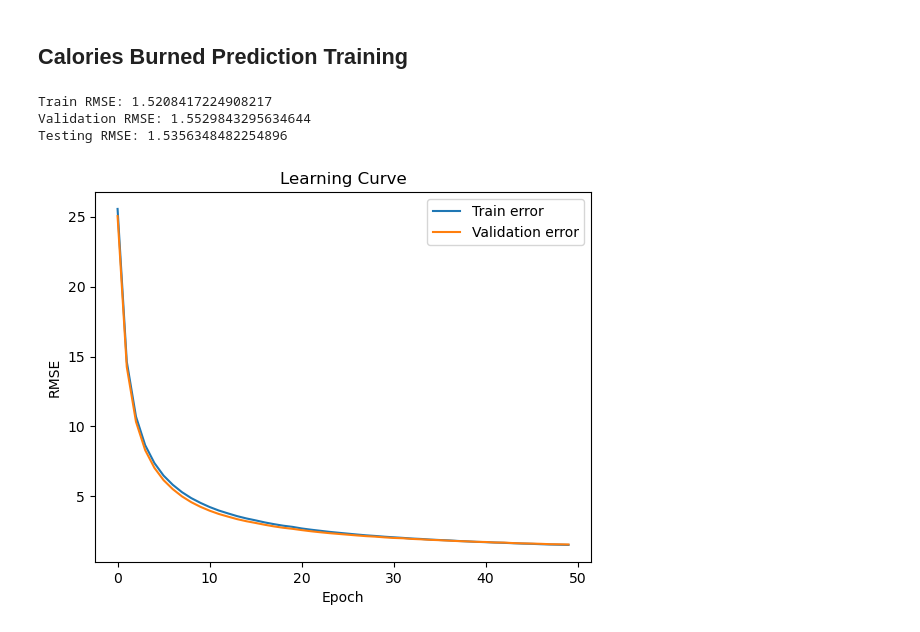
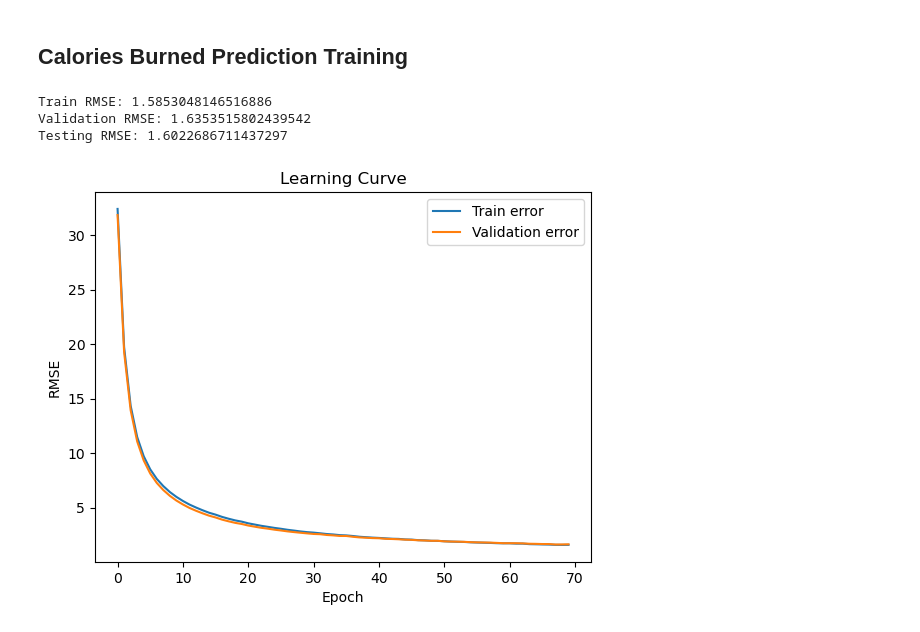
Before and after one commit to TGaspCruz/3156_Final_Project, a Jupyter notebook: OLS&NN.ipynb, the cells around one changed output. Cells and saved outputs as stored; diff of their text form; code cells hidden in the pictures.

Commit message:
Added test analysis

```diff
--- a/OLS&NN.ipynb
+++ b/OLS&NN.ipynb
@@ -127,11 +127,9 @@ def get_train_test_data(
     """
     assert isinstance(X, np.ndarray), f'`X` must be a NumPy array, got type {type(X)} instead.'
     assert isinstance(y, np.ndarray), f'`y` must be a NumPy array, got type {type(y)} instead.'
-    # TODO 5.2
-    X_trn, X_tst, y_trn, y_tst = None, None, None, None
-    ### BEGIN SOLUTION
+
     X_trn, X_tst, y_trn, y_tst = train_test_split(X, y, train_size=0.8, test_size=0.2, random_state=42)
-    ### END SOLUTION
+
     return X_trn, y_trn, X_tst, y_tst
 # %%
 def add_bias(X: np.ndarray) -> np.ndarray:
@@ -161,11 +159,11 @@ def get_preprocessed_data() -> Tuple[np.ndarray]:
             indicies contain the testing data and targets.
     """
 
-    feature_data = df.drop(columns=['User_ID', 'Calories'])
-    feature_data['Gender'] = feature_data['Gender'].map({'male': 1, 'female': 0})
-    target_data = df['Calories']
+    X = df.drop(columns=['User_ID', 'Calories'])
+    X['Gender'] = X['Gender'].map({'male': 1, 'female': 0})
+    y = df['Calories']
 
-    X_trn, y_trn, X_tst, y_tst = get_train_test_data(feature_data.to_numpy(), target_data.to_numpy())
+    X_trn, y_trn, X_tst, y_tst = get_train_test_data(X.to_numpy(), y.to_numpy())
 
     standard_scaler = StandardScaler()
     standard_scaler.fit(X_trn)
@@ -657,33 +662,31 @@ class NeuralNetwork():
 # %% [markdown]
 ## Calories Burned Prediction Training
 # %%
-nn = None
-# YOUR CODE HERE
 X_trn, y_trn, X_vld, y_vld, X_tst, y_tst = get_neural_network_preprocessed_data()
 
-nn = NeuralNetwork(hidden_neurons=30, output_neurons=1, batch_size=50, alpha=0.001, epochs=50, seed=0)
+nn = NeuralNetwork(hidden_neurons=35, output_neurons=1, batch_size=250, alpha=0.003, epochs=70, seed=0)
 nn.fit(X_trn, y_trn, X_vld=X_vld, y_vld=y_vld)
 y_hat_trn = nn.predict(X_trn)
 trn_rmse_score = rmse(y_trn, y_hat_trn)
 print(f"Train RMSE: {trn_rmse_score}")
 
 y_hat_vld = nn.predict(X_vld)
 vld_rmse_score = rmse(y_vld, y_hat_vld)
 print(f"Validation RMSE: {vld_rmse_score}")
 
 y_hat_tst = nn.predict(X_tst)
 tst_rmse_score = rmse(y_tst, y_hat_tst)
 print(f"Testing RMSE: {tst_rmse_score}")
 
 plt.plot(nn.trn_error, label='Train error')
 plt.plot(nn.vld_error, label='Validation error')
 plt.title("Learning Curve")
 plt.ylabel("RMSE")
 plt.xlabel("Epoch")
 plt.legend()
 plt.show()
 # %% [output]
-Train RMSE: 1.5208417224908217
-Validation RMSE: 1.5529843295634644
-Testing RMSE: 1.5356348482254896
+Train RMSE: 1.5853048146516886
+Validation RMSE: 1.6353515802439542
+Testing RMSE: 1.6022686711437297
-[figure, old version]
+[figure, new version]
```
Also changed, not shown: parts of 5 cells of this notebook.
